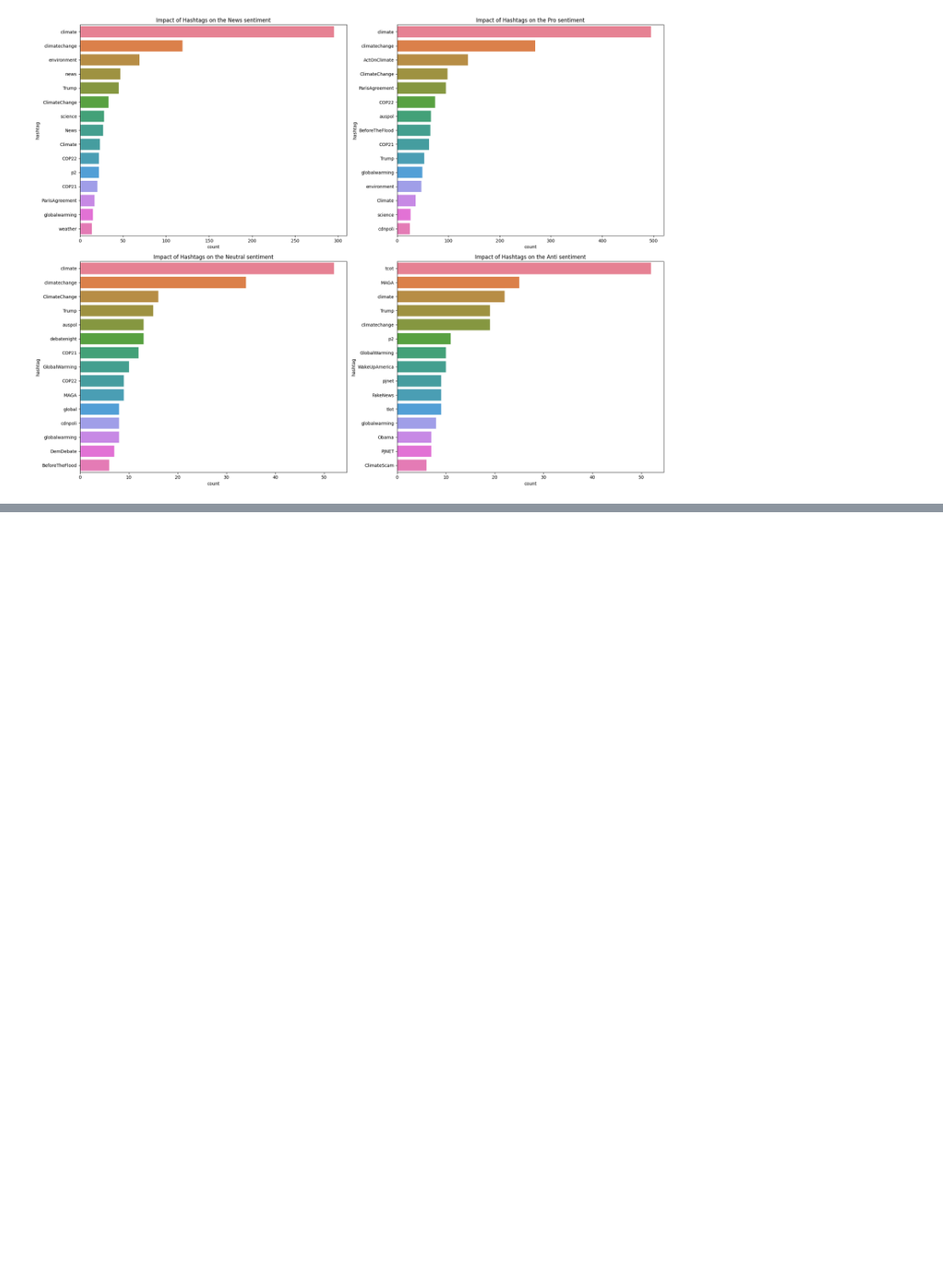
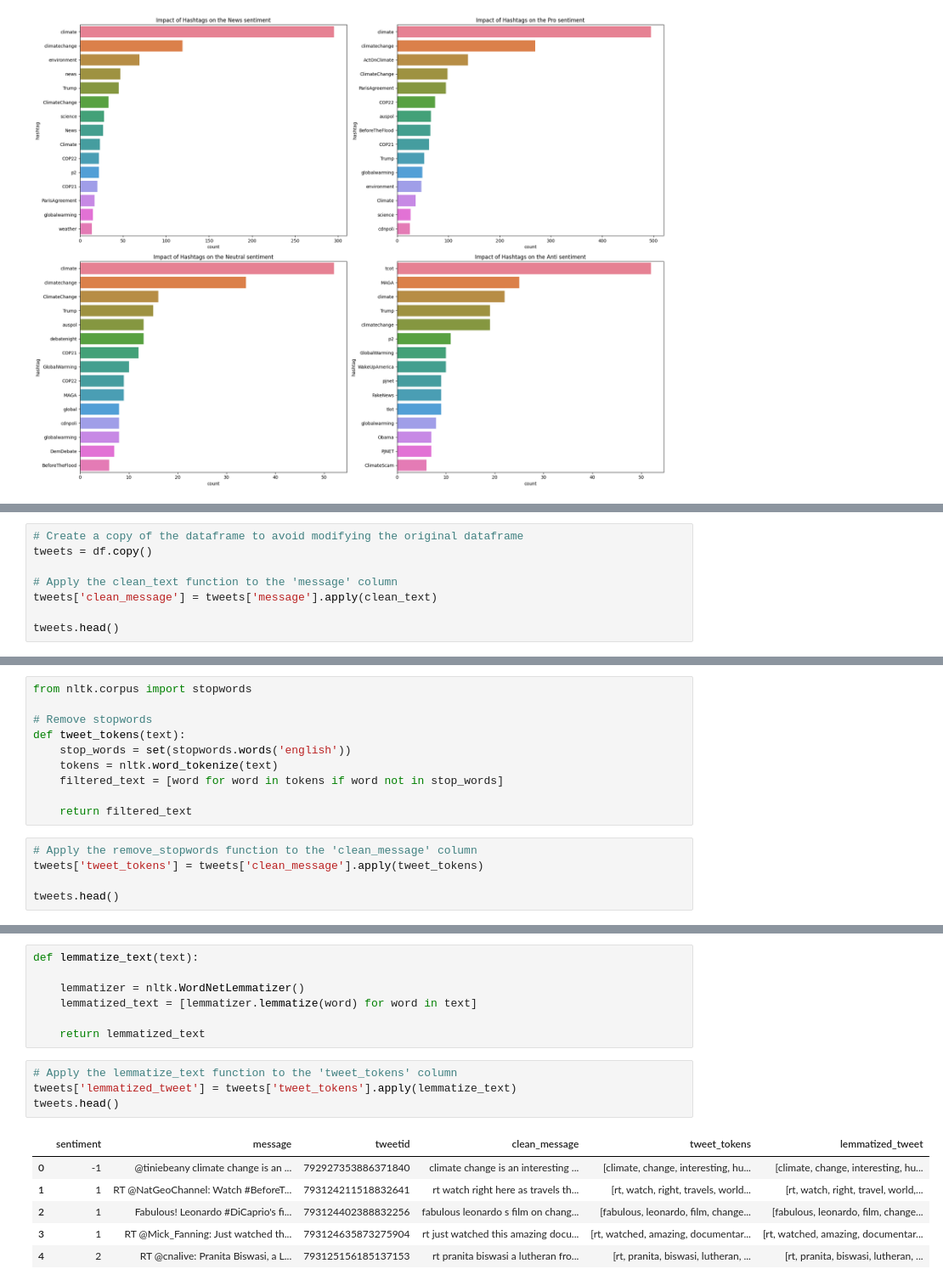
Before and after one commit to adevilde/Twitter-Climate-Change-Sentiment-Analysis, a Jupyter notebook: Twitter_Climate_Change_Sentiment.ipynb, the cells around one changed output, grey strips where cells are left out. Shown at 85% size. Cells and saved outputs as stored; diff of their text form; blank space fills up the shorter version.

```diff
--- a/Twitter_Climate_Change_Sentiment.ipynb
+++ b/Twitter_Climate_Change_Sentiment.ipynb
@@ -329,0 +364,8 @@ plt.show()
+# %%
+# Create a copy of the dataframe to avoid modifying the original dataframe
+tweets = df.copy()
+
+# Apply the clean_text function to the 'message' column
+tweets['clean_message'] = tweets['message'].apply(clean_text)
+
+tweets.head()
@@ -329,0 +389,15 @@ plt.show()
+# %%
+from nltk.corpus import stopwords
+
+# Remove stopwords
+def tweet_tokens(text):
+    stop_words = set(stopwords.words('english'))
+    tokens = nltk.word_tokenize(text)
+    filtered_text = [word for word in tokens if word not in stop_words]
+
+    return filtered_text
+# %%
+# Apply the remove_stopwords function to the 'clean_message' column
+tweets['tweet_tokens'] = tweets['clean_message'].apply(tweet_tokens)
+
+tweets.head()
@@ -329,0 +423,18 @@ plt.show()
+# %%
+def lemmatize_text(text):
+
+    lemmatizer = nltk.WordNetLemmatizer()
+    lemmatized_text = [lemmatizer.lemmatize(word) for word in text]
+
+    return lemmatized_text
+# %%
+# Apply the lemmatize_text function to the 'tweet_tokens' column
+tweets['lemmatized_tweet'] = tweets['tweet_tokens'].apply(lemmatize_text)
+tweets.head()
+# %% [output]
+|  | sentiment | message | tweetid | clean_message | tweet_tokens | lemmatized_tweet |
+| 0 | -1 | @tiniebeany climate change is an ... | 792927353886371840 | climate change is an interesting ... | [climate, change, interesting, hu... | [climate, change, interesting, hu... |
+| 1 | 1 | RT @NatGeoChannel: Watch #BeforeT... | 793124211518832641 | rt watch right here as travels th... | [rt, watch, right, travels, world... | [rt, watch, right, travel, world,... |
+| 2 | 1 | Fabulous! Leonardo #DiCaprio's fi... | 793124402388832256 | fabulous leonardo s film on chang... | [fabulous, leonardo, film, change... | [fabulous, leonardo, film, change... |
+| 3 | 1 | RT @Mick_Fanning: Just watched th... | 793124635873275904 | rt just watched this amazing docu... | [rt, watched, amazing, documentar... | [rt, watched, amazing, documentar... |
+| 4 | 2 | RT @cnalive: Pranita Biswasi, a L... | 793125156185137153 | rt pranita biswasi a lutheran fro... | [rt, pranita, biswasi, lutheran, ... | [rt, pranita, biswasi, lutheran, ... |
```
Also changed, not shown: parts of 11 cells of this notebook.
